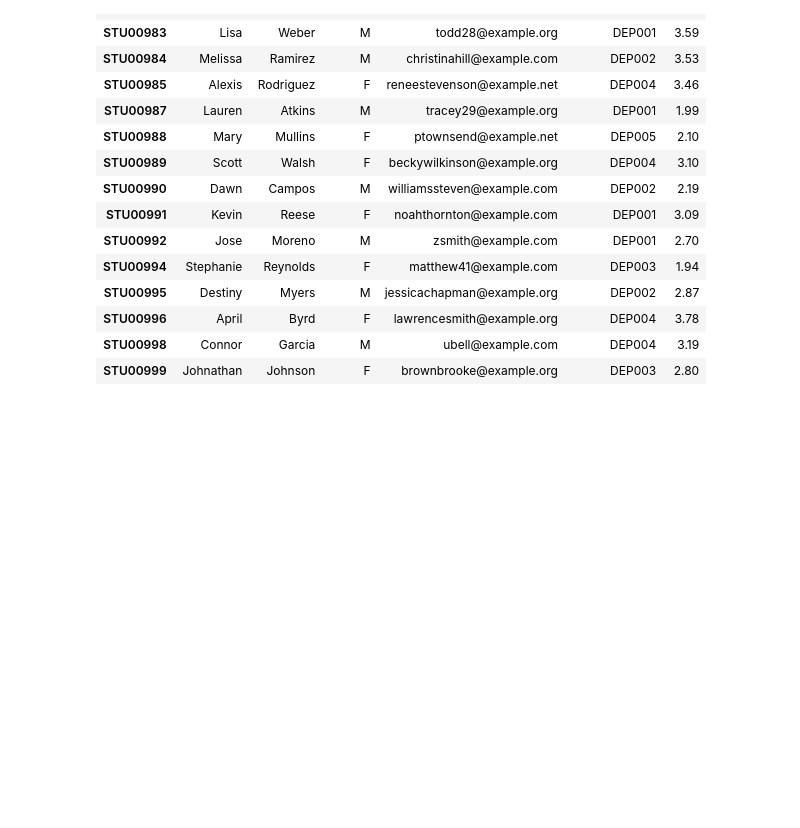
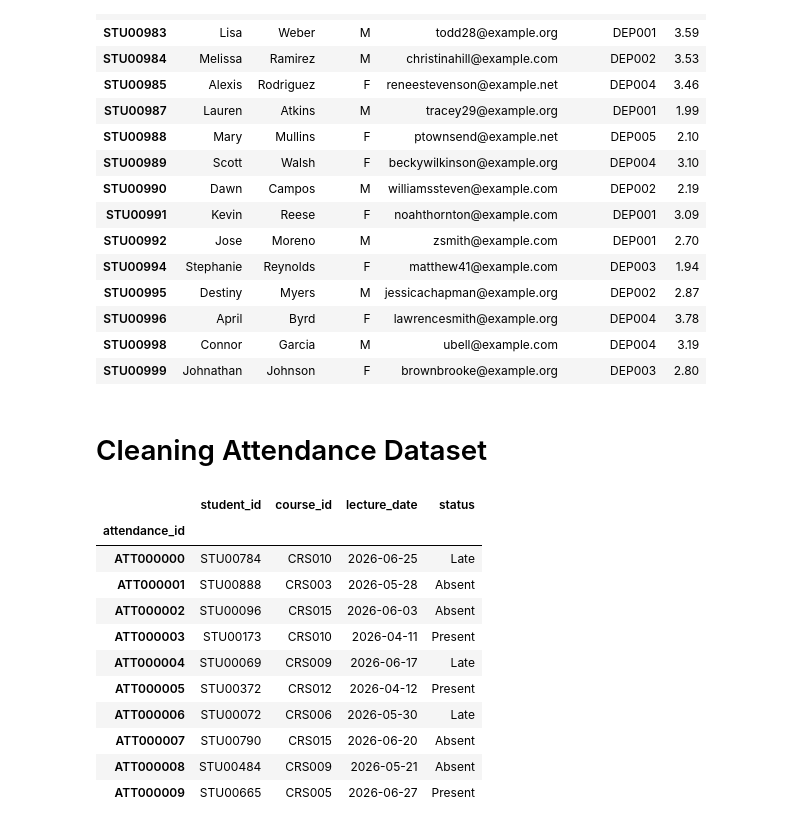
Before and after one commit to Hashim-baya/Data_Science, a Jupyter notebook: Student_Records_Analysis/notebooks/02_data_cleaning.ipynb, the cells around one changed output. Cells and saved outputs as stored; diff of their text form; code cells hidden in the pictures; blank space fills up the shorter version.

Commit message:
Generated First sets of cleaned datasets

```diff
--- a/Student_Records_Analysis/notebooks/02_data_cleaning.ipynb
+++ b/Student_Records_Analysis/notebooks/02_data_cleaning.ipynb
@@ -175,3 +176,21 @@ students.tail(15)
 | STU00999 | Johnathan | Johnson | F | brownbrooke@example.org | DEP003 | 2.80 |
 # %%
 students.to_csv('../data/interim/students_cleaned.csv')
+# %% [markdown]
+# Cleaning Attendance Dataset
+# %%
+attendance_df = pd.read_csv('../data/raw/attendance.csv', index_col='attendance_id')
+attendance_df.head(10)
+# %% [output]
+|  | student_id | course_id | lecture_date | status |
+| attendance_id |  |  |  |  |
+| ATT000000 | STU00784 | CRS010 | 2026-06-25 | Late |
+| ATT000001 | STU00888 | CRS003 | 2026-05-28 | Absent |
+| ATT000002 | STU00096 | CRS015 | 2026-06-03 | Absent |
+| ATT000003 | STU00173 | CRS010 | 2026-04-11 | Present |
+| ATT000004 | STU00069 | CRS009 | 2026-06-17 | Late |
+| ATT000005 | STU00372 | CRS012 | 2026-04-12 | Present |
+| ATT000006 | STU00072 | CRS006 | 2026-05-30 | Late |
+| ATT000007 | STU00790 | CRS015 | 2026-06-20 | Absent |
+| ATT000008 | STU00484 | CRS009 | 2026-05-21 | Absent |
+| ATT000009 | STU00665 | CRS005 | 2026-06-27 | Present |
```
Also changed, not shown: parts of 29 cells of this notebook, 2 other files.
